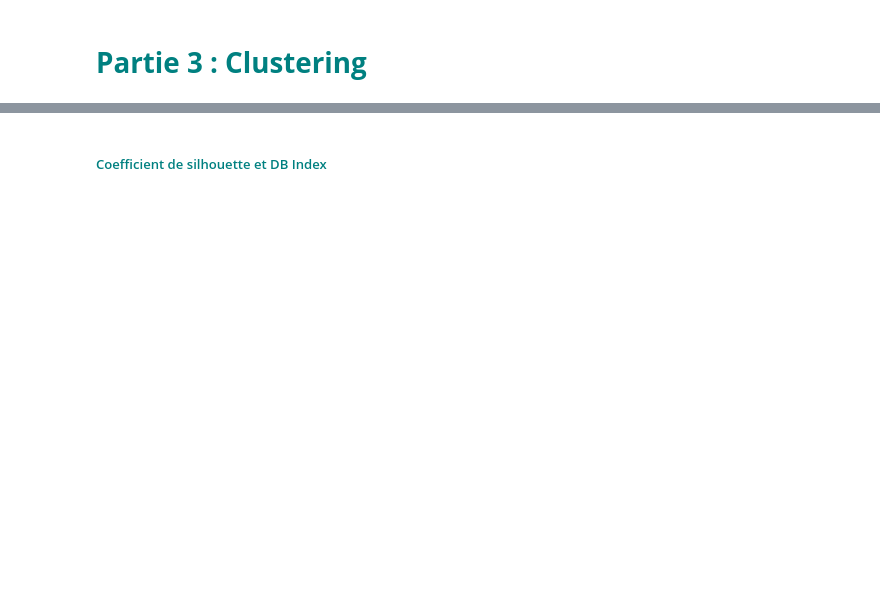
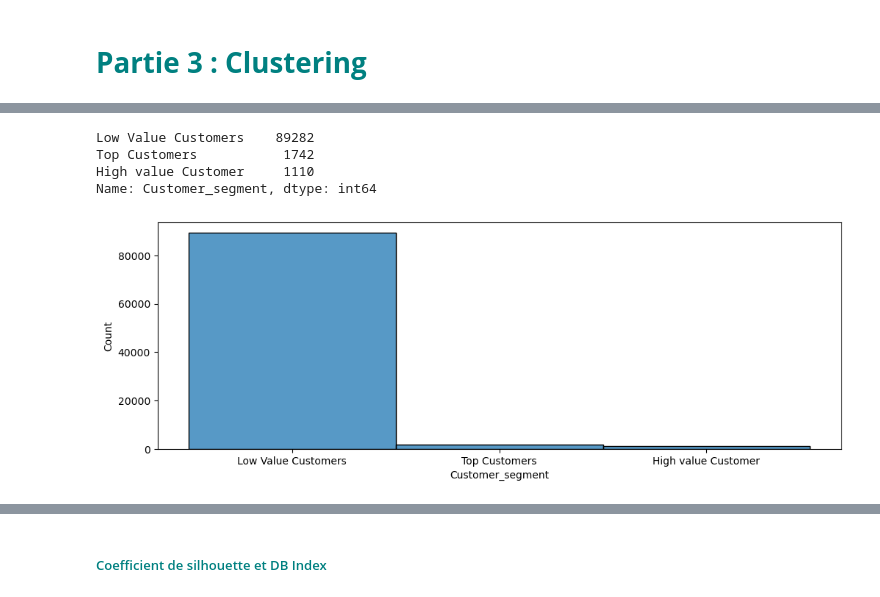
Before and after one commit to kevin-EK/OC-DS-P5-Segmentez-des-clients-d-un-site-e-commerce, a Jupyter notebook: Clustering.ipynb, the cells around one changed output, grey strips where cells are left out. Saved outputs shown, nothing was run; the diff lists cells and outputs as text; code cells hidden in the pictures; blank space fills up the shorter version.

```diff
--- a/Clustering.ipynb
+++ b/Clustering.ipynb
@@ -141,0 +178,12 @@ X_norm = RobustScaler().fit_transform(df.dropna())#[['Monetary','Frequency','Rec
+# %%
+df["Customer_segment"] = np.where(df['RFM_Score'] >
+                                      4.5, "Top Customers",
+                                      (np.where(
+                                        df['RFM_Score'] > 4,
+                                        "High value Customer",
+                                        (np.where(
+    df['RFM_Score'] > 3,
+                             "Medium Value Customer",
+                             np.where(df['RFM_Score'] > 1.6,
+                            'Low Value Customers', 'Lost Customers'))))))
+df[[ 'RFM_Score', 'Customer_segment']].head(7)
@@ -141,0 +200,10 @@ X_norm = RobustScaler().fit_transform(df.dropna())#[['Monetary','Frequency','Rec
+# %%
+fig,axe = plt.subplots(figsize=(12,4))
+print(df.Customer_segment.value_counts())
+sns.histplot(data = df,x = 'Customer_segment',ax=axe);
+# %% [output]
+Low Value Customers    89282
+Top Customers           1742
+High value Customer     1110
+Name: Customer_segment, dtype: int64
+[figure, added]
```
Also changed, not shown: parts of 66 cells of this notebook.
